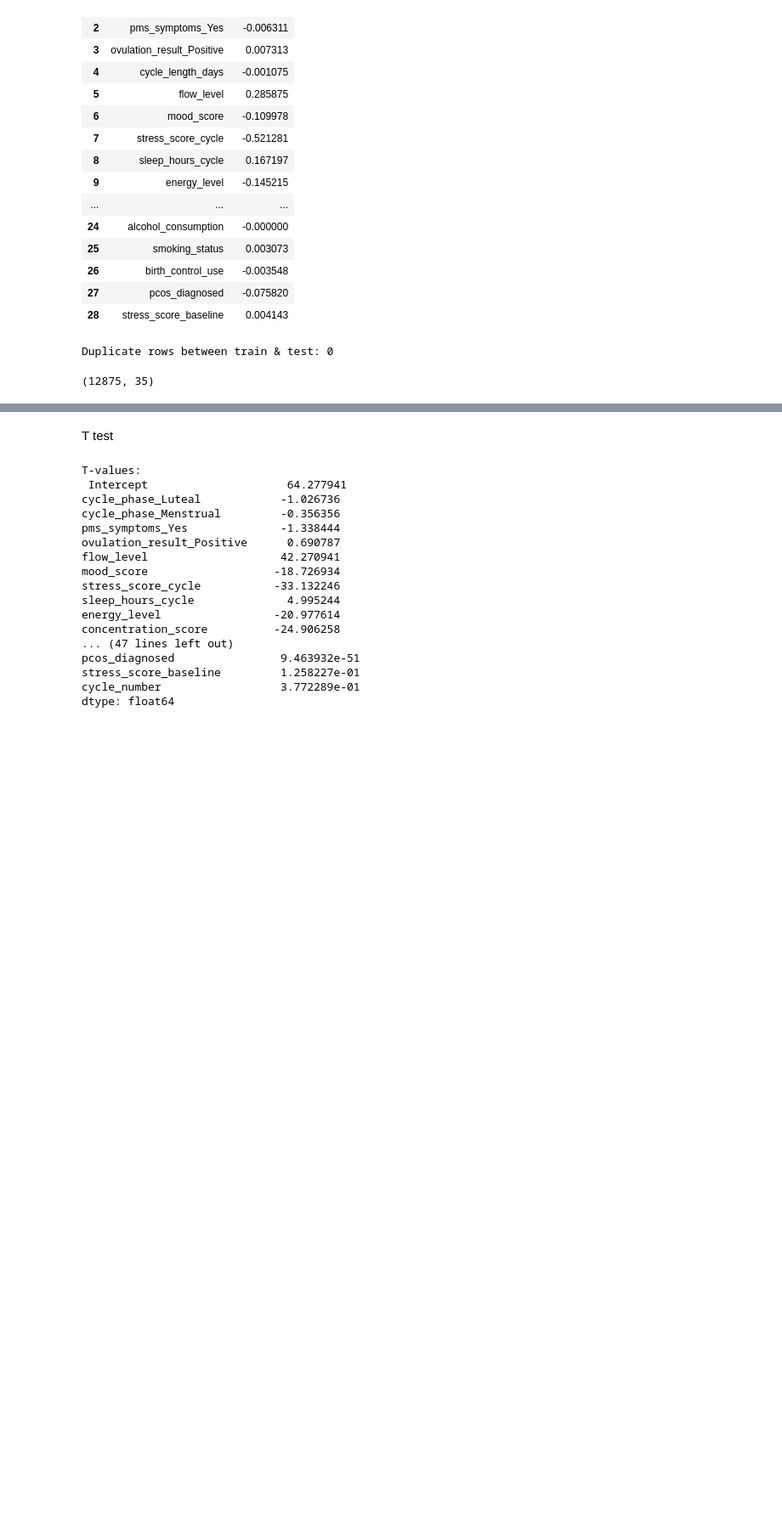
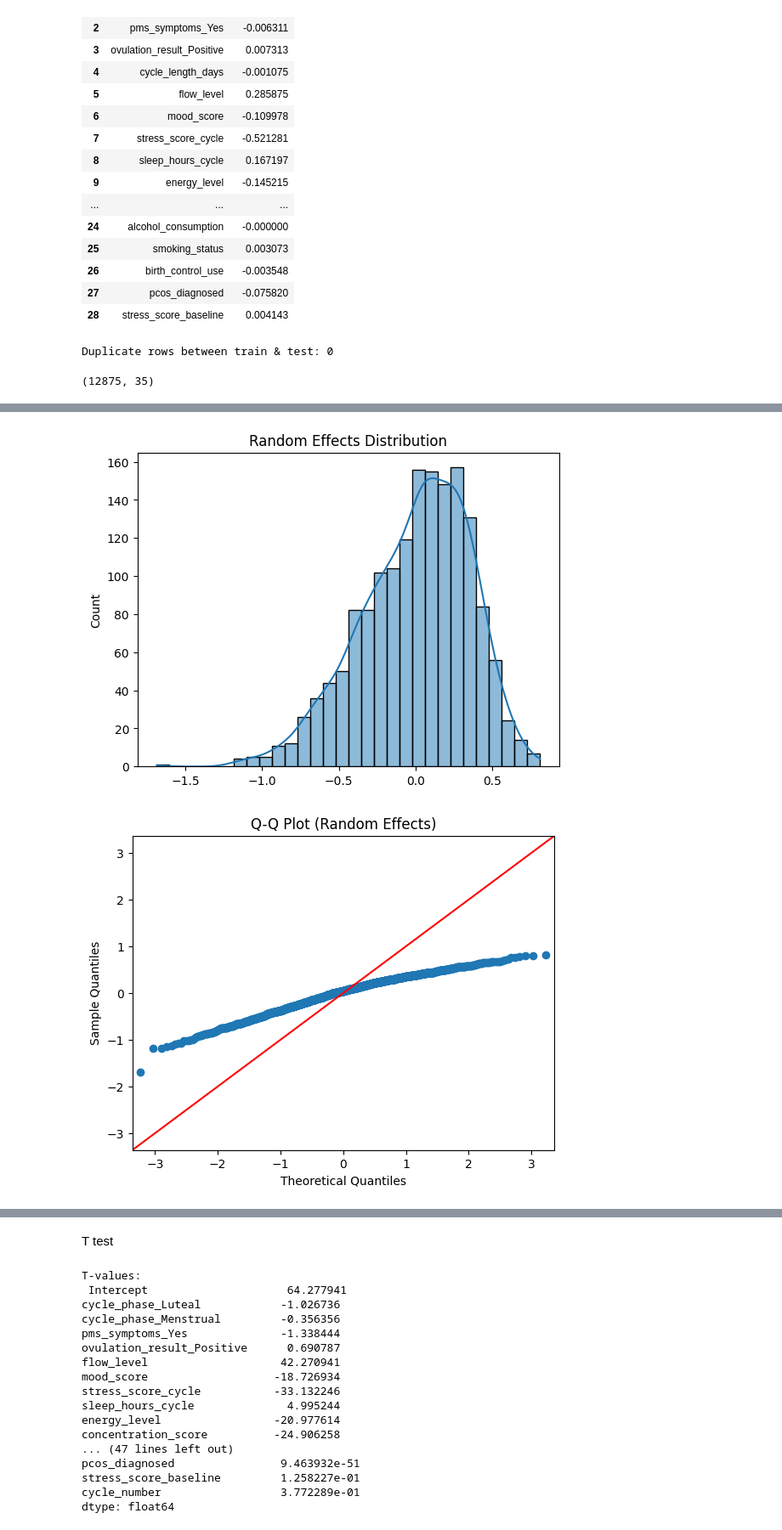
Before and after one commit to Parasshirishvaidya/regression-for-menstrual-pain, a Jupyter notebook: Notebooks/model_training_fe.ipynb, the cells around one changed output, grey strips where cells are left out. Shown at 85% size. Drawn from its saved outputs; the diff is of its cells as text; code cells hidden in the pictures; blank space fills up the shorter version.

```diff
--- a/Notebooks/model_training_fe.ipynb
+++ b/Notebooks/model_training_fe.ipynb
@@ -469,0 +575,26 @@ strong multicollinearity or other numerical problems.
+# %%
+# Normality of Random Effects (VERY IMPORTANT)
+
+import numpy as np
+import seaborn as sns
+import matplotlib.pyplot as plt
+import statsmodels.api as sm
+
+# Random intercepts
+random_effects = model_mixed.random_effects
+
+# Extract values safely
+re_values = np.array([v.values[0] for v in random_effects.values()])
+
+# Histogram
+sns.histplot(re_values, kde=True)
+plt.title("Random Effects Distribution")
+plt.show()
+
+# Q-Q Plot
+sm.qqplot(re_values, line='45')
+plt.title("Q-Q Plot (Random Effects)")
+plt.show()
+# %% [output]
+[figure, added]
+[figure, added]
```
Also changed, not shown: parts of 15 cells of this notebook.
